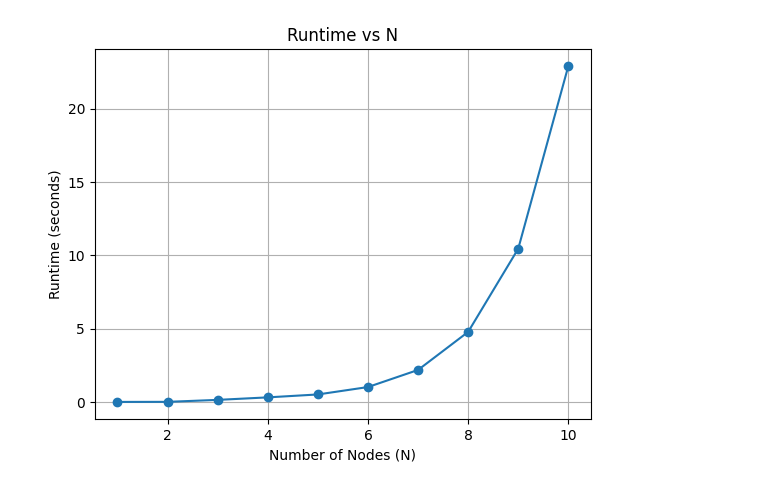
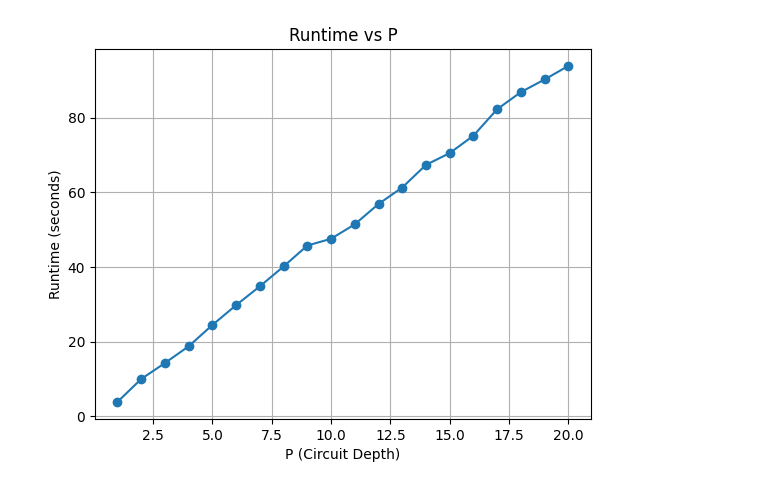
Before and after one commit to jpmorganchase/QOKit, a Jupyter notebook: grips/QAOA_P_vs_Runtime.ipynb, the cells around one changed output. Cells and saved outputs as stored; diff of their text form; code cells hidden in the pictures.

Commit message:
Fixed  P vs Runtime

```diff
--- a/grips/QAOA_P_vs_Runtime.ipynb
+++ b/grips/QAOA_P_vs_Runtime.ipynb
@@ -219,39 +219,39 @@ def run_experiment(seed: int, N: int, p: int) -> None:
     vert_colors, edge_colors = compute_graph_colors(G, solution_index)
 
     # Random starting parameters
     init_gamma, init_beta = np.random.rand(2, p)
     # print_result(N, terms, init_gamma, init_beta, "Initial ")
 
     start_time = time.time()
     # If you don't want expectation and measurement plots, do not pass in parameters!
-    gamma, beta = optimize(N, terms, init_gamma, init_beta, expectations, measurements, sim)
+    gamma, beta = optimize(N, terms, init_gamma, init_beta, sim=sim)
     end_time = time.time()
     # print(f"Time to optimize: {end_time - start_time} seconds\n")
 
     # print_result(N, terms, gamma, beta, "Final ")
     # print_probabilities(G, terms, gamma, beta, threshold=0.5 / N, only_likely=True)
     # print()
     # plot_expectation(expectations, N, p, start_time)
     # plot_measurements(measurements, N, p, start_time)
 
     # nx.draw(G, nx.circular_layout(G), node_color=vert_colors, edge_color=edge_colors, with_labels=True)
     return (end_time - start_time)
 
 # List of Ns
-Ns = list(range(1, 11))
+Ps = list(range(1, 21))
 runtimes = []
 
 # Run experiments for each N and collect runtimes
-for i in Ns:
-    runtime = run_experiment(seed = 0, N = i, p = 5)
+for i in Ps:
+    runtime = run_experiment(seed = 0, N = 10, p = i)
     runtimes.append(runtime)
 
-# Plotting runtime vs N
-plt.plot(Ns, runtimes, marker='o')
-plt.title('Runtime vs N')
-plt.xlabel('Number of Nodes (N)')
+# Plotting runtime vs P
+plt.plot(Ps, runtimes, marker='o')
+plt.title('Runtime vs P')
+plt.xlabel('P (Circuit Depth)')
 plt.ylabel('Runtime (seconds)')
 plt.grid(True)
 plt.show()
 # %% [output]
-[figure, old version]
+[figure, new version]
```
